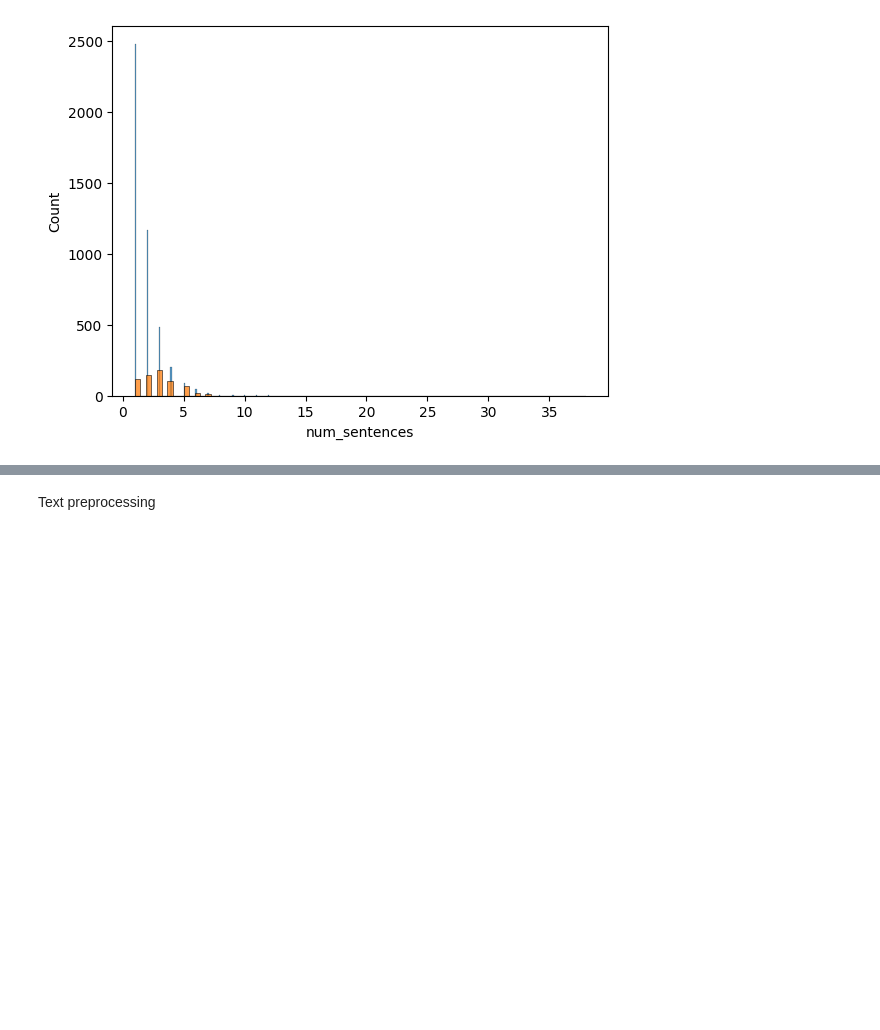
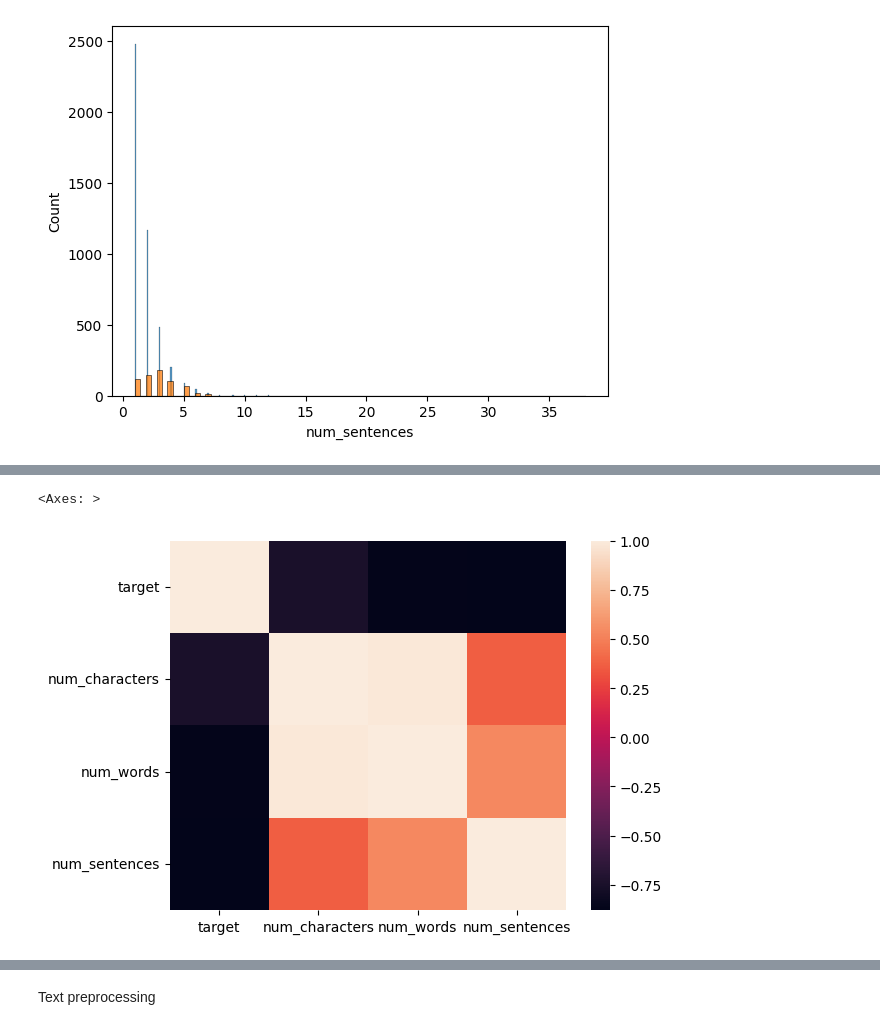
Before and after one commit to YudhirAcharya/MLProjects, a Jupyter notebook: emailSpamClassifier/Main.ipynb, the cells around one changed output, grey strips where cells are left out. Drawn from its saved outputs; the diff is of its cells as text; code cells hidden in the pictures; blank space fills up the shorter version.

```diff
--- a/emailSpamClassifier/Main.ipynb
+++ b/emailSpamClassifier/Main.ipynb
@@ -237,0 +263,8 @@ sns.histplot(df[df['target']==1]['num_sentences'])
+# %%
+non_numeric_columns = df.select_dtypes(exclude=['number']).columns
+correlation_matrix = df.drop(columns=non_numeric_columns).corr()
+# %%
+sns.heatmap(correlation_matrix.corr())
+# %% [output]
+<Axes: >
+[figure, added]
```
Also changed, not shown: parts of 7 cells of this notebook.
